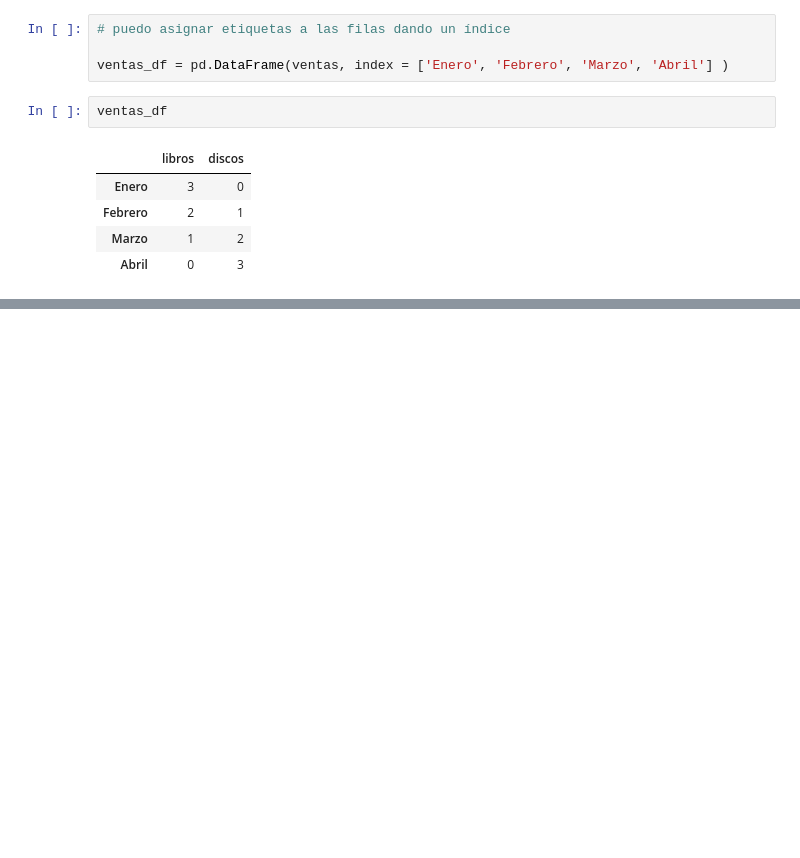
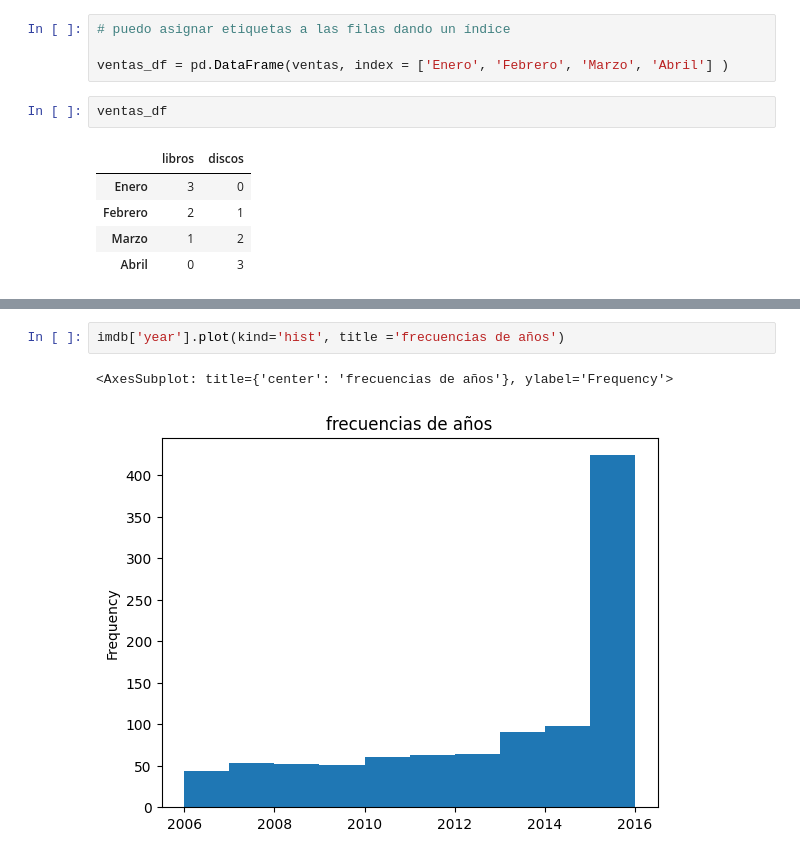
Before and after one commit to afoone/caipc-laberit-oct2022, a Jupyter notebook: 01-pandas.ipynb, the cells around one changed output, grey strips where cells are left out. Drawn from its saved outputs; the diff is of its cells as text; blank space fills up the shorter version.

```diff
--- a/01-pandas.ipynb
+++ b/01-pandas.ipynb
@@ -111,0 +910,5 @@ ventas_df
+# %%
+imdb['year'].plot(kind='hist', title ='frecuencias de años')
+# %% [output]
+<AxesSubplot: title={'center': 'frecuencias de años'}, ylabel='Frequency'>
+[figure, added]
```
Also changed, not shown: parts of 102 cells of this notebook, 2 other files.
